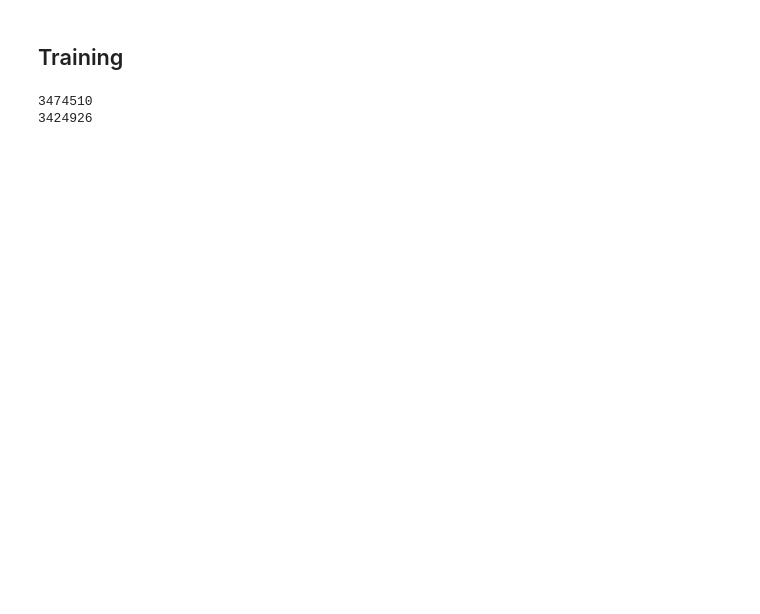
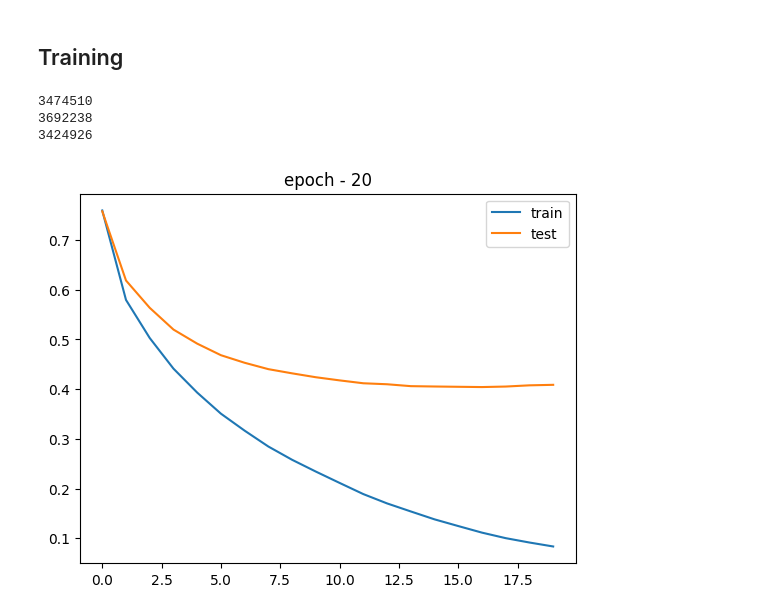
Before and after one commit to taimoon/deep-learning-note, a Jupyter notebook: SEQ2SEQ.ipynb, the cells around one changed output. Cells and saved outputs as stored; diff of their text form; code cells hidden in the pictures; blank space fills up the shorter version.

```diff
--- a/SEQ2SEQ.ipynb
+++ b/SEQ2SEQ.ipynb
@@ -358,7 +444,7 @@ def one_pass(encoder,decoder,criterion,X,Y):
     return loss
 
 f = lambda X,Y: one_pass(Encoder_RNN(input_lang.n_words,10,2).to(device),
-                         Bahdanau_Decoder(10,output_lang.n_words,2).to(device),
+                         Luong_Decoder(10,output_lang.n_words,"dot",2).to(device),
                          nn.CrossEntropyLoss(),
                          X,Y)
 f(*next(iter(train_datasets[0])))
@@ -392,7 +478,7 @@ The learnable component is the activation function $softmax$.
 # %% [markdown]
 ## Training
 # %%
-def train(encoder:Encoder_RNN,decoder:Decoder_RNN|Bahdanau_Decoder,
+def train(encoder:Encoder_RNN,decoder:Decoder_RNN|Bahdanau_Decoder|Luong_Decoder,
           dataset,optimzer,criterion):
     encoder.train()
     decoder.train()
@@ -410,3 +496,16 @@ def train(encoder:Encoder_RNN,decoder:Decoder_RNN|Bahdanau_Decoder,
         # trace
         loss_hist.append(loss.item())
     return loss_hist
+
+def test(encoder:Encoder_RNN,decoder:Decoder_RNN|Bahdanau_Decoder,
+         dataset,criterion):
+    encoder.eval()
+    decoder.eval()
+    loss_hist = []
+    with torch.no_grad():
+        forward = lambda X,Y: one_pass(encoder,decoder,criterion,X,Y)
+        for X,Y in dataset:
+            loss = forward(X,Y)
+
+            loss_hist.append(loss.item())
+    return loss_hist
@@ -431,19 +517,27 @@ def plot_loss(train_hist,test_hist):
     plt.legend()
     plt.show()
 # %%
-hidden_size = 216
-encoder = Encoder_RNN(input_lang.n_words, hidden_size,1)
-decoder = Bahdanau_Decoder(hidden_size, output_lang.n_words,1)
-p = sum([p.numel() for p in encoder.parameters()]) + sum([p.numel() for p in decoder.parameters()])
-print(p)
+def fn():
+    hidden_size = 216
+    encoder = Encoder_RNN(input_lang.n_words, hidden_size,1)
+    decoder = Bahdanau_Decoder(hidden_size, output_lang.n_words,1)
+    p = sum([p.numel() for p in encoder.parameters()]) + sum([p.numel() for p in decoder.parameters()])
+    print(p)
 
-hidden_size = 216 + 16
-encoder = Encoder_RNN(input_lang.n_words, hidden_size,1)
-decoder = Decoder_RNN(hidden_size, output_lang.n_words,1)
-p = sum([p.numel() for p in encoder.parameters()]) + sum([p.numel() for p in decoder.parameters()])
-print(p)
+    hidden_size = 216
+    decoder = Luong_Decoder(hidden_size, output_lang.n_words,"dot",1)
+    p = sum([p.numel() for p in encoder.parameters()]) + sum([p.numel() for p in decoder.parameters()])
+    print(p)
+
+    hidden_size = 216 + 16
+    encoder = Encoder_RNN(input_lang.n_words, hidden_size,1)
+    decoder = Decoder_RNN(hidden_size, output_lang.n_words,1)
+    p = sum([p.numel() for p in encoder.parameters()]) + sum([p.numel() for p in decoder.parameters()])
+    print(p)
+fn()
 # %% [output]
 3474510
+3692238
 3424926
 # %%
 def init(enc_ctor,dec_ctor,model_checkpoint_pth):
@@ -507,20 +602,22 @@ encoder,decoder,optimizer,train_loss_hist,test_loss_hist = load(Encoder_RNN,Bahd
 # %%
 def train_iter(n = 10):
     for i in range(n):
         train_loss = 0
         test_loss = 0
         for train_dataset,test_dataset in zip(train_datasets,test_datasets):
             train_losses = train(encoder,decoder,train_dataset,
                 optimizer,criterion)
             test_losses = test(encoder,decoder,test_dataset,criterion)
             train_loss += sum(train_losses)
             test_loss += sum(test_losses)
         # don't forget to normalize the sum loss
         train_loss_hist.append(train_loss/train_size)
         test_loss_hist.append(test_loss/test_size)
         clear_output()
         plot_loss(train_loss_hist,test_loss_hist)
     save_checkpoint(encoder,decoder,optimizer,train_loss_hist,test_loss_hist,model_checkpoint_pth)
-# train_iter(n = 10)
+train_iter(n = 10)
+# %% [output]
+[figure, added]
 # %%
 def fn():
```
Also changed, not shown: parts of 12 cells of this notebook.
